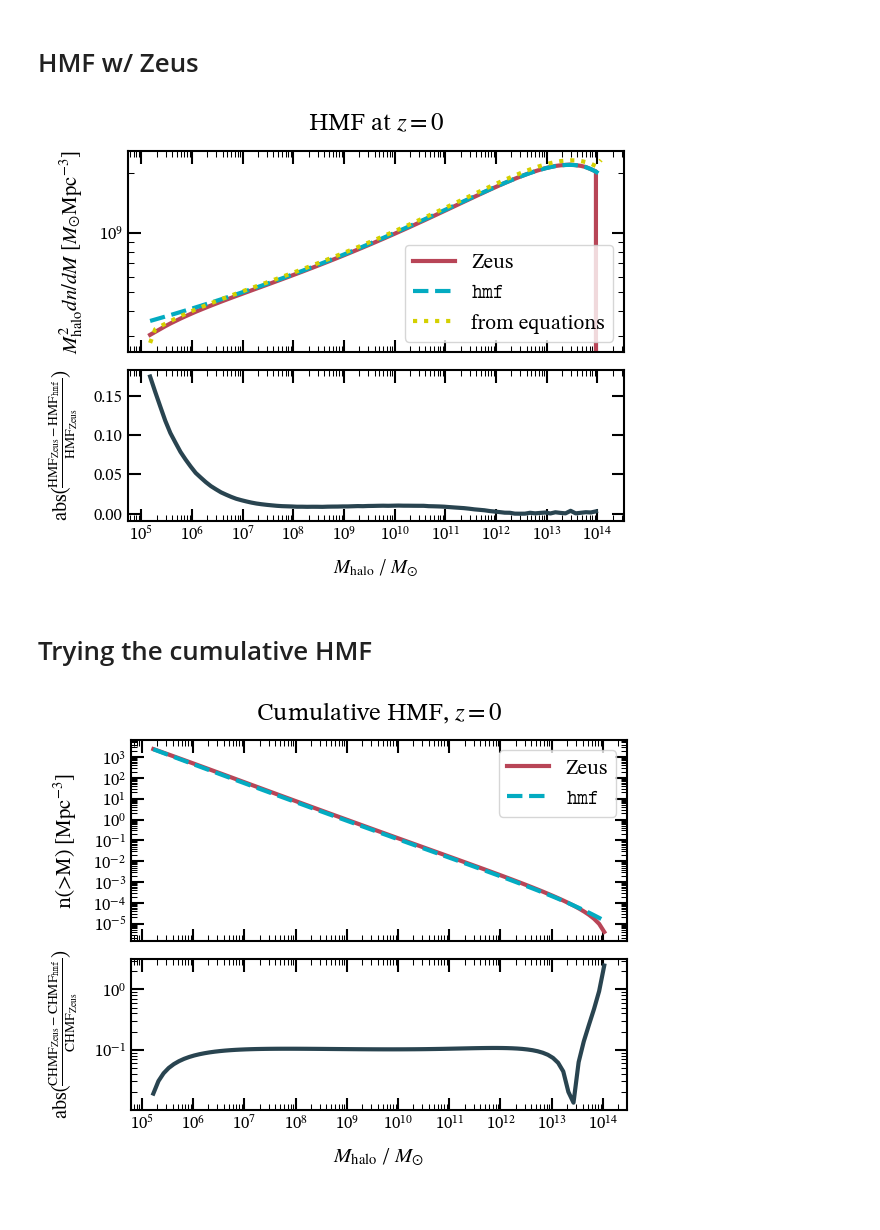
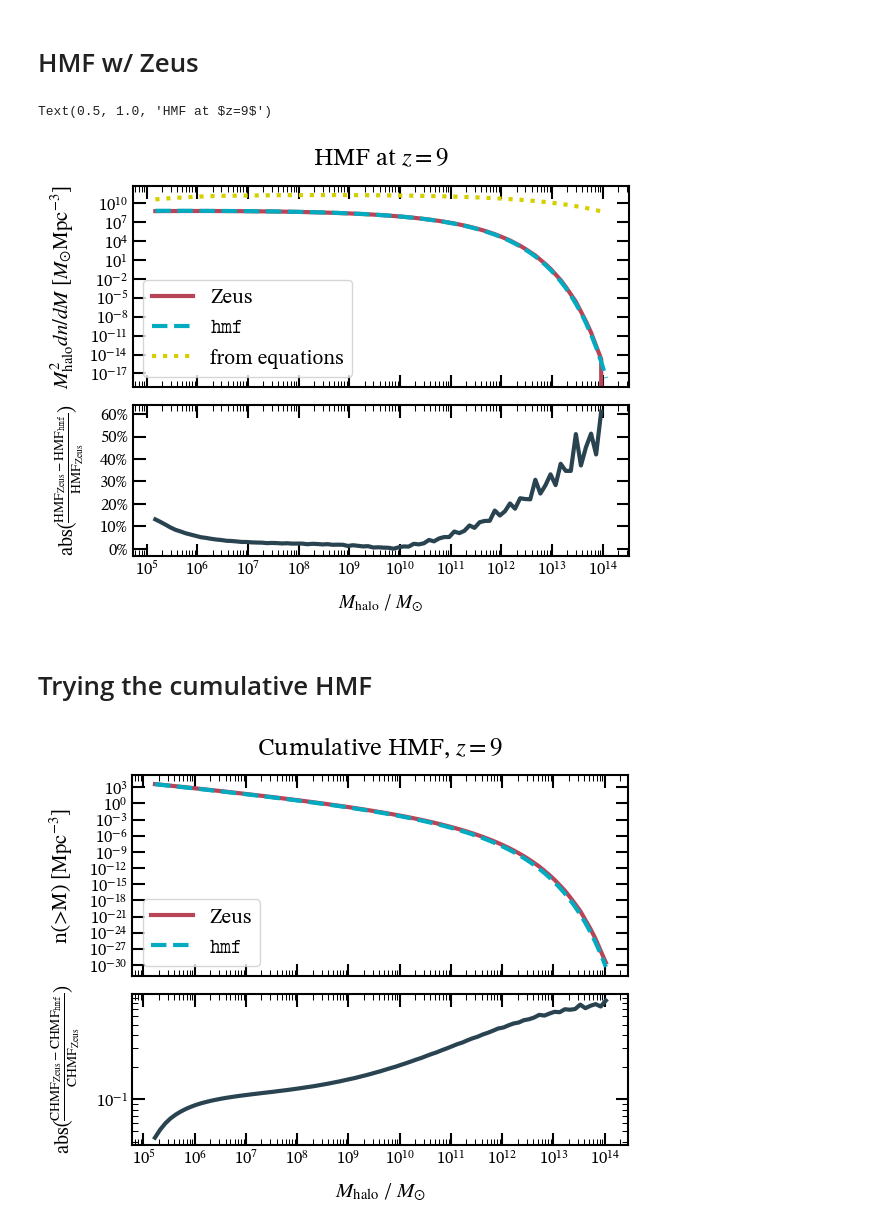
Before and after one commit to ebregou/modeling_stochasticity, a Jupyter notebook: notebooks/hmf.ipynb, the cells around one changed output. Saved outputs shown, nothing was run; the diff lists cells and outputs as text; code cells hidden in the pictures.

```diff
--- a/notebooks/hmf.ipynb
+++ b/notebooks/hmf.ipynb
@@ -18,7 +18,7 @@ Omega_b = 0.04927
 Omega_m = 0.3156
 h = 0.6727 #H0/100
 k_max = 1e3
-z = 0
+z = 9
 # %% [markdown]
 # HMF w/ CLASS
 ## (from scratch)
@@ -343,16 +303,17 @@ hmf_zeus = HMFintclass.HMF_int(input_mass, z)
 # %%
 HMF_ST_eq = calc_HMF_ST(input_mass, k, cosmo, z)/input_mass # This is dn/dlnM by default, so we divide by M to make it dn/dM
 # %%
-fig, axs = percent_diff_plot(input_mass, y0 = hmf_zeus*input_mass**2,y1 = (hmf_comp.dndm*h**(4))*input_mass**2,
+fig, axs = eplots.percent_diff_plot(input_mass, y0 = hmf_zeus*input_mass**2,y1 = (hmf_comp.dndm*h**(4))*input_mass**2,
                             labels = ['Zeus', r'$\tt{hmf}$', 'from equations'], other_data = [HMF_ST_eq*input_mass**2])
 axs[0].set_ylabel(r'$M_{\rm{halo}}^2 dn/dM$ [$M_{\odot}\rm{Mpc}^{-3}$]')
 axs[1].set_xlabel(r'$M_{\rm{halo}}$ / $M_{\odot}$', fontsize = 14)
 axs[1].set_ylabel(r'abs($\frac{\rm{HMF}_{\rm{Zeus}} - \rm{HMF}_{\tt{hmf}}}{\rm{HMF}_{\rm{Zeus}}}$)', fontsize = 14)
 axs[0].set_title(f'HMF at $z={z}$')
 
 #fig.savefig('/Users/eb35267/Desktop/figures/problems/hmf_comparison.png', bbox_inches = 'tight')
 # %% [output]
+Text(0.5, 1.0, 'HMF at $z=9$')
-[figure, old version]
+[figure, new version]
 # %% [markdown]
 # Trying the cumulative HMF
 # %%
@@ -361,7 +322,7 @@ zeus_chmf = (-integrate.cumulative_trapezoid(hmf_zeus[::-1], input_mass[::-1]) +
 # %%
 avg_mass = (input_mass[1:]+input_mass[:-1])/2
 avg_chmf = ((hmf_comp.ngtm*h**3)[1:] + (hmf_comp.ngtm*h**3)[:-1]) / 2
-fig, ax = percent_diff_plot(avg_mass, zeus_chmf, avg_chmf, labels = ['Zeus', r'$\tt{hmf}$'])
+fig, ax = eplots.percent_diff_plot(avg_mass, zeus_chmf, avg_chmf, labels = ['Zeus', r'$\tt{hmf}$'])
 ax[0].set_xscale('log')
 ax[0].set_yscale('log')
 ax[0].set_ylabel(r'n(>M) [$\rm{Mpc}^{-3}$]')
@@ -372,4 +333,4 @@ ax[1].set_yscale('log')
 
 #fig.savefig('/Users/eb35267/Desktop/figures/problems/chmf.png', bbox_inches = 'tight')
 # %% [output]
-[figure, old version]
+[figure, new version]
```
Also changed, not shown: parts of 9 cells of this notebook, 3 other files.
